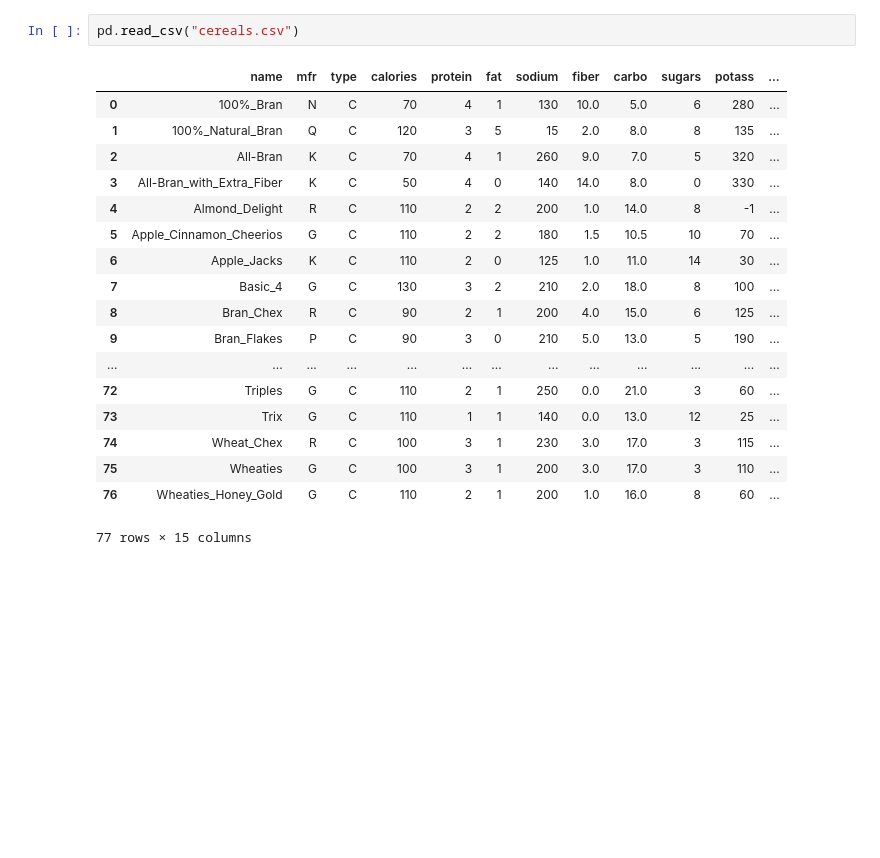
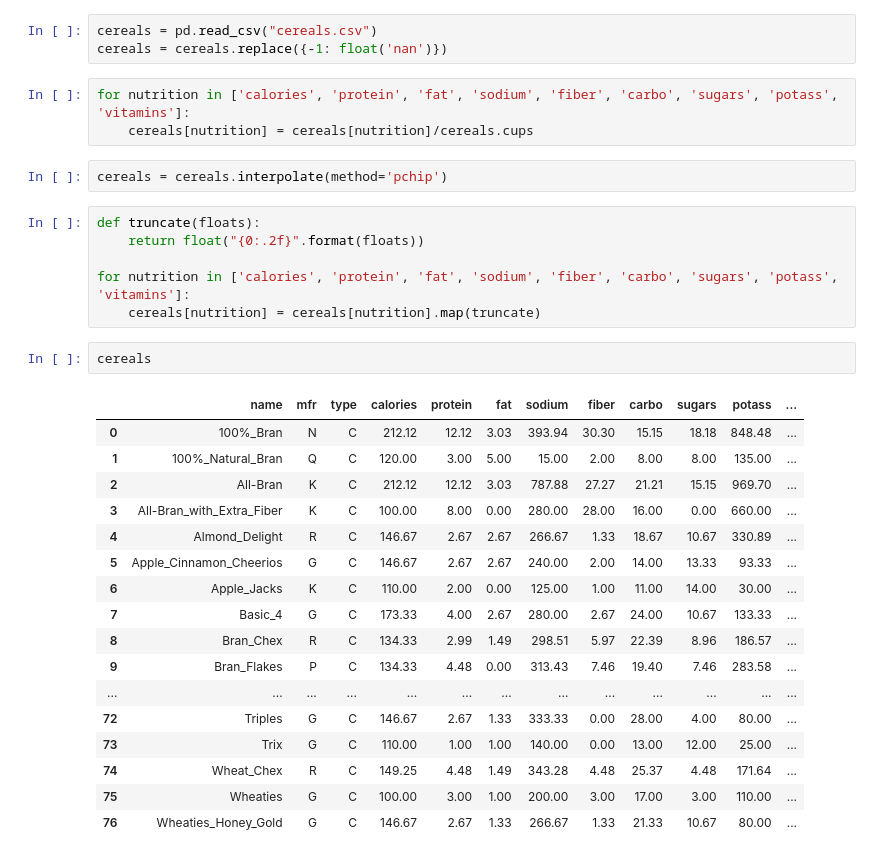
Before and after one commit to tiy-gvl-python-2015-09/honey-nut-clusters, a Jupyter notebook: Milk_and_cereal(Cereal_and_milk).ipynb, the cells around one changed output. Saved outputs shown, nothing was run; the diff lists cells and outputs as text; blank space fills up the shorter version.

```diff
--- a/Milk_and_cereal(Cereal_and_milk).ipynb
+++ b/Milk_and_cereal(Cereal_and_milk).ipynb
@@ -3,21 +6,34 @@ import pandas as pd
-# %%
-pd.read_csv("cereals.csv")
-# %% [output]
-|  | name | mfr | type | calories | protein | fat | sodium | fiber | carbo | sugars | potass | ... |
-| 0 | 100%_Bran | N | C | 70 | 4 | 1 | 130 | 10.0 | 5.0 | 6 | 280 | ... |
-| 1 | 100%_Natural_Bran | Q | C | 120 | 3 | 5 | 15 | 2.0 | 8.0 | 8 | 135 | ... |
-| 2 | All-Bran | K | C | 70 | 4 | 1 | 260 | 9.0 | 7.0 | 5 | 320 | ... |
-| 3 | All-Bran_with_Extra_Fiber | K | C | 50 | 4 | 0 | 140 | 14.0 | 8.0 | 0 | 330 | ... |
-| 4 | Almond_Delight | R | C | 110 | 2 | 2 | 200 | 1.0 | 14.0 | 8 | -1 | ... |
-| 5 | Apple_Cinnamon_Cheerios | G | C | 110 | 2 | 2 | 180 | 1.5 | 10.5 | 10 | 70 | ... |
-| 6 | Apple_Jacks | K | C | 110 | 2 | 0 | 125 | 1.0 | 11.0 | 14 | 30 | ... |
-| 7 | Basic_4 | G | C | 130 | 3 | 2 | 210 | 2.0 | 18.0 | 8 | 100 | ... |
-| 8 | Bran_Chex | R | C | 90 | 2 | 1 | 200 | 4.0 | 15.0 | 6 | 125 | ... |
-| 9 | Bran_Flakes | P | C | 90 | 3 | 0 | 210 | 5.0 | 13.0 | 5 | 190 | ... |
-| ... | ... | ... | ... | ... | ... | ... | ... | ... | ... | ... | ... | ... |
-| 72 | Triples | G | C | 110 | 2 | 1 | 250 | 0.0 | 21.0 | 3 | 60 | ... |
-| 73 | Trix | G | C | 110 | 1 | 1 | 140 | 0.0 | 13.0 | 12 | 25 | ... |
-| 74 | Wheat_Chex | R | C | 100 | 3 | 1 | 230 | 3.0 | 17.0 | 3 | 115 | ... |
-| 75 | Wheaties | G | C | 100 | 3 | 1 | 200 | 3.0 | 17.0 | 3 | 110 | ... |
-| 76 | Wheaties_Honey_Gold | G | C | 110 | 2 | 1 | 200 | 1.0 | 16.0 | 8 | 60 | ... |
-77 rows × 15 columns
+# %%
+cereals = pd.read_csv("cereals.csv")
+cereals = cereals.replace({-1: float('nan')})
+# %%
+for nutrition in ['calories', 'protein', 'fat', 'sodium', 'fiber', 'carbo', 'sugars', 'potass', 'vitamins']:
+    cereals[nutrition] = cereals[nutrition]/cereals.cups
+# %%
+cereals = cereals.interpolate(method='pchip')
+# %%
+def truncate(floats):
+    return float("{0:.2f}".format(floats))
+
+for nutrition in ['calories', 'protein', 'fat', 'sodium', 'fiber', 'carbo', 'sugars', 'potass', 'vitamins']:
+    cereals[nutrition] = cereals[nutrition].map(truncate)
+# %%
+cereals
+# %% [output]
+|  | name | mfr | type | calories | protein | fat | sodium | fiber | carbo | sugars | potass | ... |
+| 0 | 100%_Bran | N | C | 212.12 | 12.12 | 3.03 | 393.94 | 30.30 | 15.15 | 18.18 | 848.48 | ... |
+| 1 | 100%_Natural_Bran | Q | C | 120.00 | 3.00 | 5.00 | 15.00 | 2.00 | 8.00 | 8.00 | 135.00 | ... |
+| 2 | All-Bran | K | C | 212.12 | 12.12 | 3.03 | 787.88 | 27.27 | 21.21 | 15.15 | 969.70 | ... |
+| 3 | All-Bran_with_Extra_Fiber | K | C | 100.00 | 8.00 | 0.00 | 280.00 | 28.00 | 16.00 | 0.00 | 660.00 | ... |
+| 4 | Almond_Delight | R | C | 146.67 | 2.67 | 2.67 | 266.67 | 1.33 | 18.67 | 10.67 | 330.89 | ... |
+| 5 | Apple_Cinnamon_Cheerios | G | C | 146.67 | 2.67 | 2.67 | 240.00 | 2.00 | 14.00 | 13.33 | 93.33 | ... |
+| 6 | Apple_Jacks | K | C | 110.00 | 2.00 | 0.00 | 125.00 | 1.00 | 11.00 | 14.00 | 30.00 | ... |
+| 7 | Basic_4 | G | C | 173.33 | 4.00 | 2.67 | 280.00 | 2.67 | 24.00 | 10.67 | 133.33 | ... |
+| 8 | Bran_Chex | R | C | 134.33 | 2.99 | 1.49 | 298.51 | 5.97 | 22.39 | 8.96 | 186.57 | ... |
+| 9 | Bran_Flakes | P | C | 134.33 | 4.48 | 0.00 | 313.43 | 7.46 | 19.40 | 7.46 | 283.58 | ... |
+| ... | ... | ... | ... | ... | ... | ... | ... | ... | ... | ... | ... | ... |
+| 72 | Triples | G | C | 146.67 | 2.67 | 1.33 | 333.33 | 0.00 | 28.00 | 4.00 | 80.00 | ... |
+| 73 | Trix | G | C | 110.00 | 1.00 | 1.00 | 140.00 | 0.00 | 13.00 | 12.00 | 25.00 | ... |
+| 74 | Wheat_Chex | R | C | 149.25 | 4.48 | 1.49 | 343.28 | 4.48 | 25.37 | 4.48 | 171.64 | ... |
+| 75 | Wheaties | G | C | 100.00 | 3.00 | 1.00 | 200.00 | 3.00 | 17.00 | 3.00 | 110.00 | ... |
+| 76 | Wheaties_Honey_Gold | G | C | 146.67 | 2.67 | 1.33 | 266.67 | 1.33 | 21.33 | 10.67 | 80.00 | ... |
```
Also changed, not shown: parts of 1 cell of this notebook.
